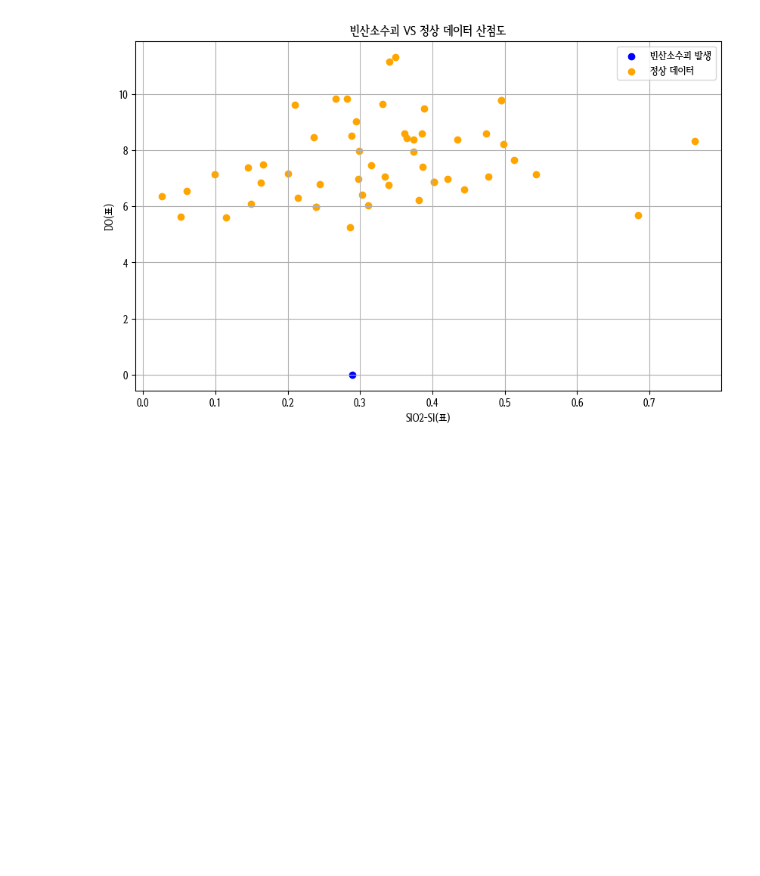
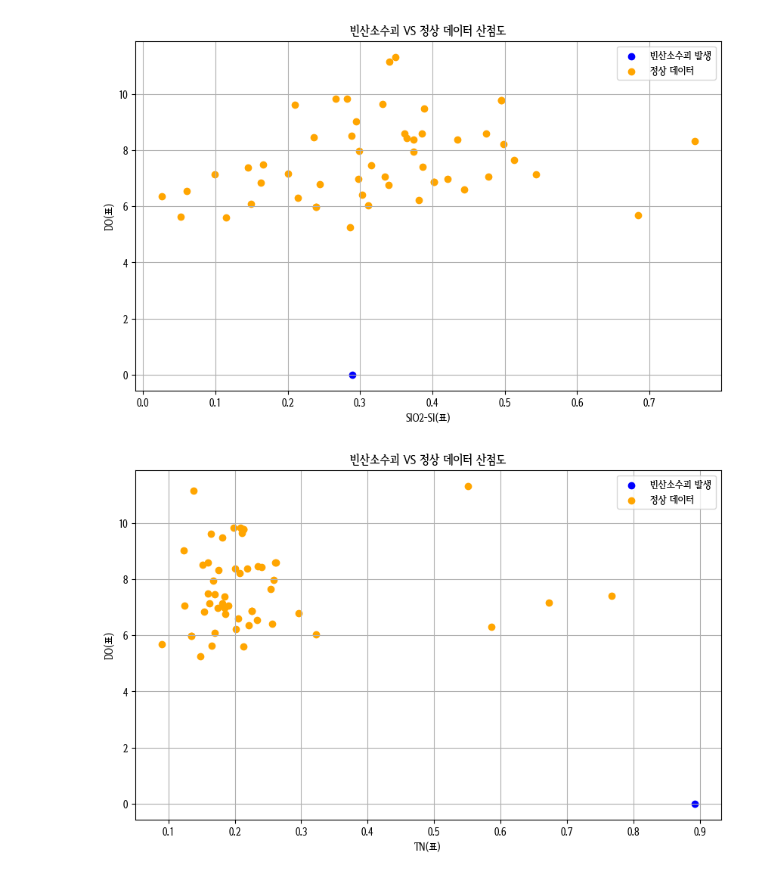
Before and after one commit to Hanhojjung/---_-----, a Jupyter notebook: knn.ipynb, the cells around one changed output. Cells and saved outputs as stored; diff of their text form; code cells hidden in the pictures; blank space fills up the shorter version.

```diff
--- a/knn.ipynb
+++ b/knn.ipynb
@@ -220,3 +255,16 @@ plt.grid(True)
 plt.show()
 # %% [output]
 [figure]
+# %%
+# 산점도 시각화
+plt.figure(figsize=(10, 6))
+plt.scatter(df1완도['TN(표)'], df1완도['DO(표)'], color='blue', label='빈산소수괴 발생')
+plt.scatter(df1_완도['TN(표)'], df1_완도['DO(표)'], color='orange', label='정상 데이터')
+plt.xlabel('TN(표)')
+plt.ylabel('DO(표)')
+plt.title('빈산소수괴 VS 정상 데이터 산점도')
+plt.legend()
+plt.grid(True)
+plt.show()
+# %% [output]
+[figure, added]
```
Also changed, not shown: parts of 16 cells of this notebook.
